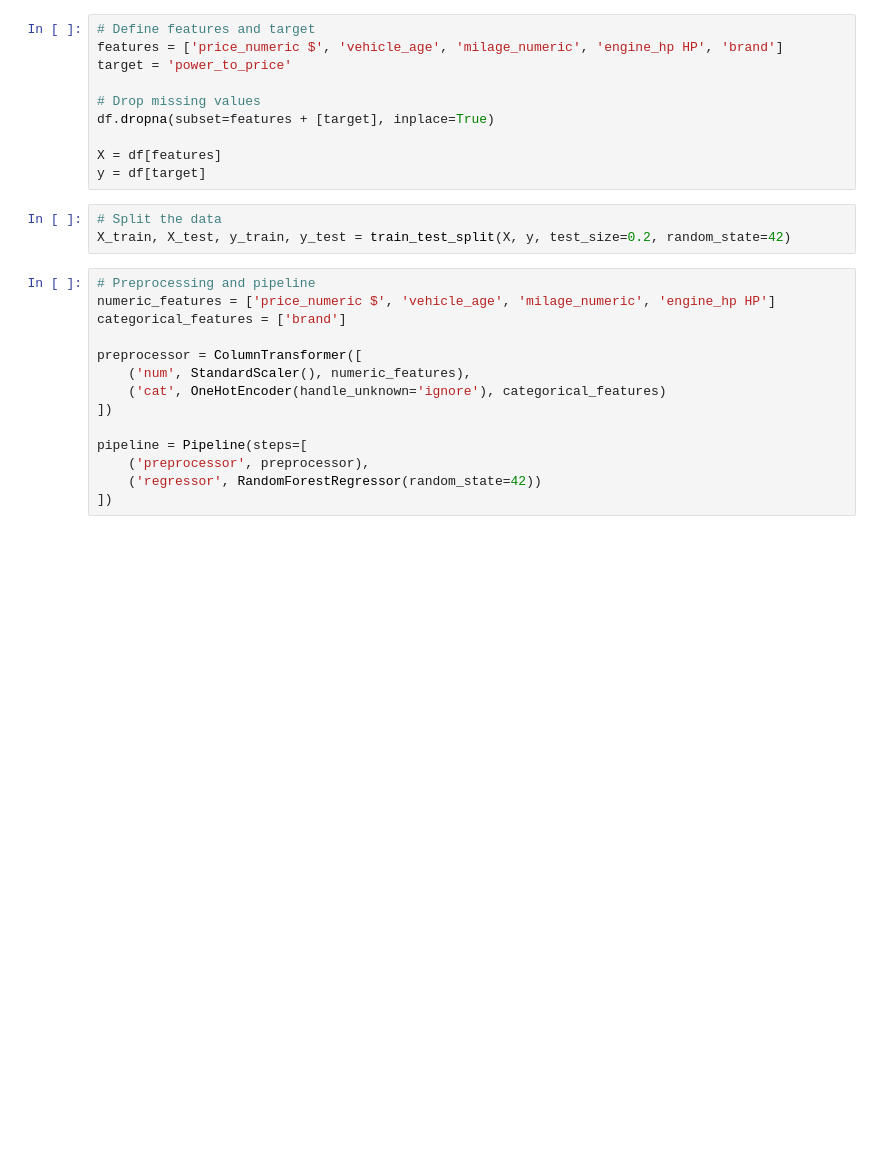
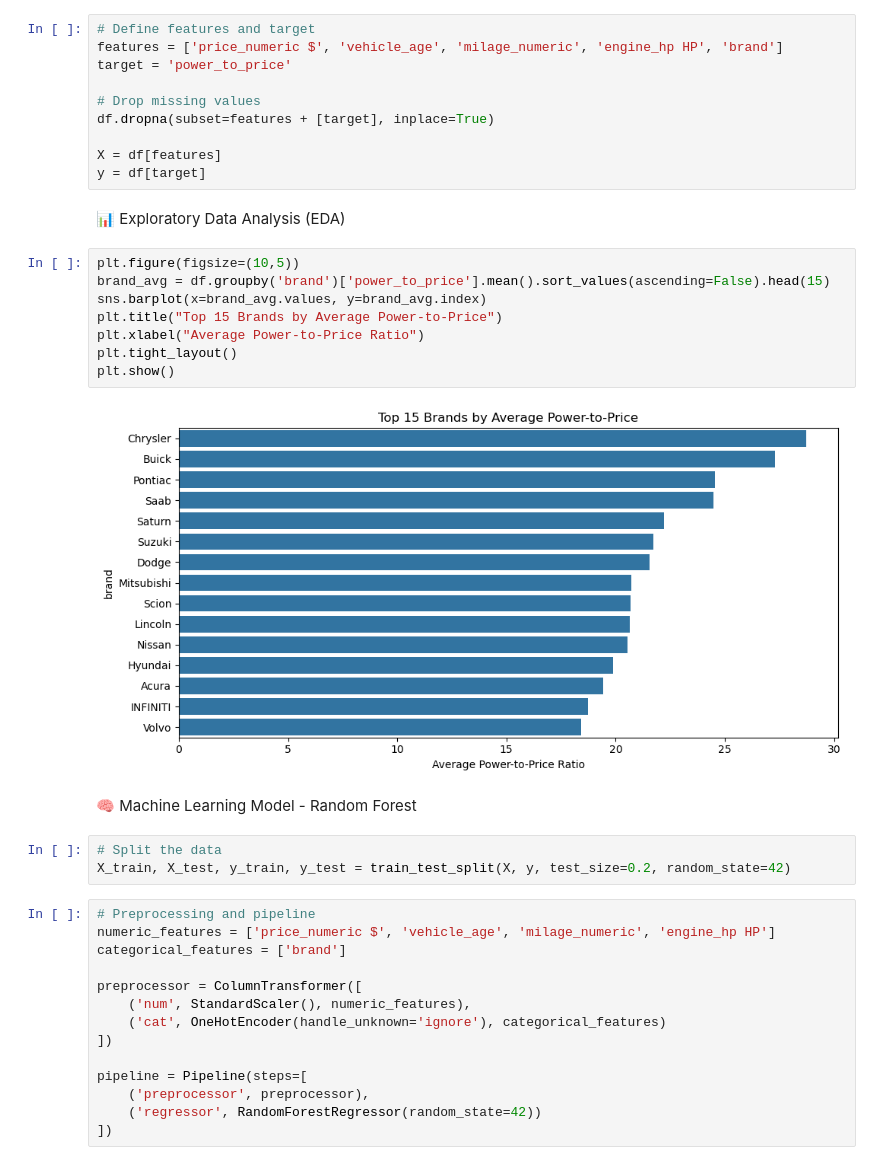
Before and after one commit to gregknowles91/project-4, a Jupyter notebook: power_to_ratio_predict4.ipynb, the cells around one changed output. Cells and saved outputs as stored; diff of their text form; blank space fills up the shorter version.

```diff
--- a/power_to_ratio_predict4.ipynb
+++ b/power_to_ratio_predict4.ipynb
@@ -30,6 +38,20 @@ df.dropna(subset=features + [target], inplace=True)
 
 X = df[features]
 y = df[target]
+# %% [markdown]
+📊 Exploratory Data Analysis (EDA)
+# %%
+plt.figure(figsize=(10,5))
+brand_avg = df.groupby('brand')['power_to_price'].mean().sort_values(ascending=False).head(15)
+sns.barplot(x=brand_avg.values, y=brand_avg.index)
+plt.title("Top 15 Brands by Average Power-to-Price")
+plt.xlabel("Average Power-to-Price Ratio")
+plt.tight_layout()
+plt.show()
+# %% [output]
+[figure, added]
+# %% [markdown]
+🧠 Machine Learning Model - Random Forest
 # %%
 # Split the data
 X_train, X_test, y_train, y_test = train_test_split(X, y, test_size=0.2, random_state=42)
```
Also changed, not shown: parts of 7 cells of this notebook, 7 other files.
